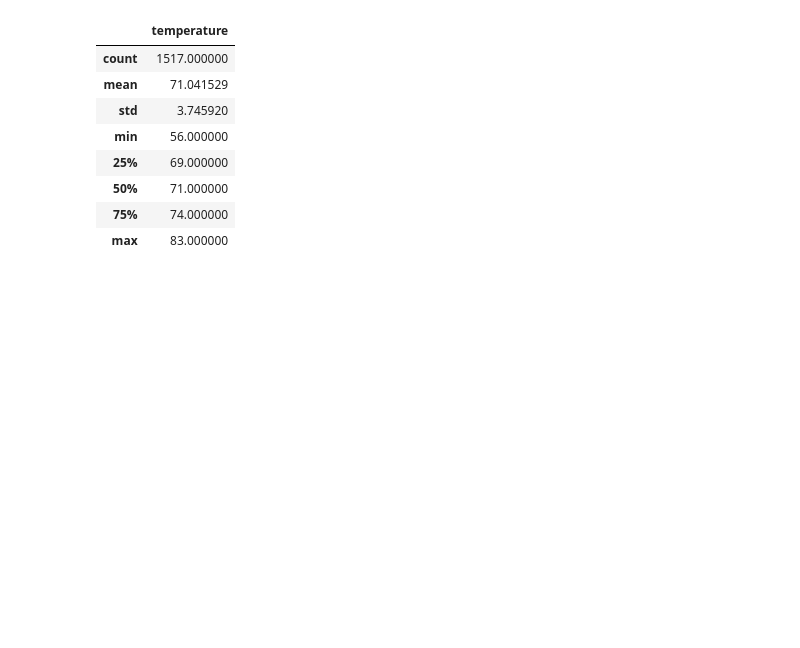
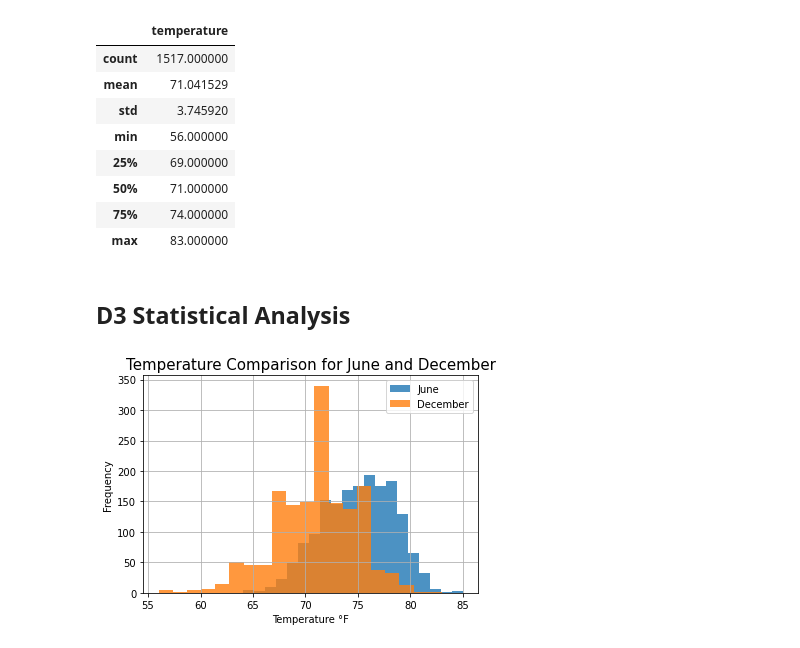
Before and after one commit to rykiprince/Surfs_Up, a Jupyter notebook: SurfsUp_Challenge.ipynb, the cells around one changed output. Cells and saved outputs as stored; diff of their text form; code cells hidden in the pictures; blank space fills up the shorter version.

Commit message:
challenge analysis.

```diff
--- a/SurfsUp_Challenge.ipynb
+++ b/SurfsUp_Challenge.ipynb
@@ -109,3 +109,5 @@ dec_df.describe()
 | 50% | 71.000000 |
 | 75% | 74.000000 |
 | max | 83.000000 |
+# %% [markdown]
+## D3 Statistical Analysis
@@ -111,0 +117,11 @@ dec_df.describe()
+# %%
+# Plot the temperature data for comparing
+ax = june_df.plot.hist(bins=20,alpha = 0.8)
+dec_df.plot.hist(bins=20, alpha=0.8, ax=ax)
+ax.set_title('Temperature Comparison for June and December', fontsize=15)
+ax.set_xlabel('Temperature °F')
+ax.legend(['June','December'])
+ax.grid()
+plt.savefig("./Resources/temp_fig.png")
+# %% [output]
+[figure, added]
```
Also changed, not shown: parts of 9 cells of this notebook, 4 other files.
